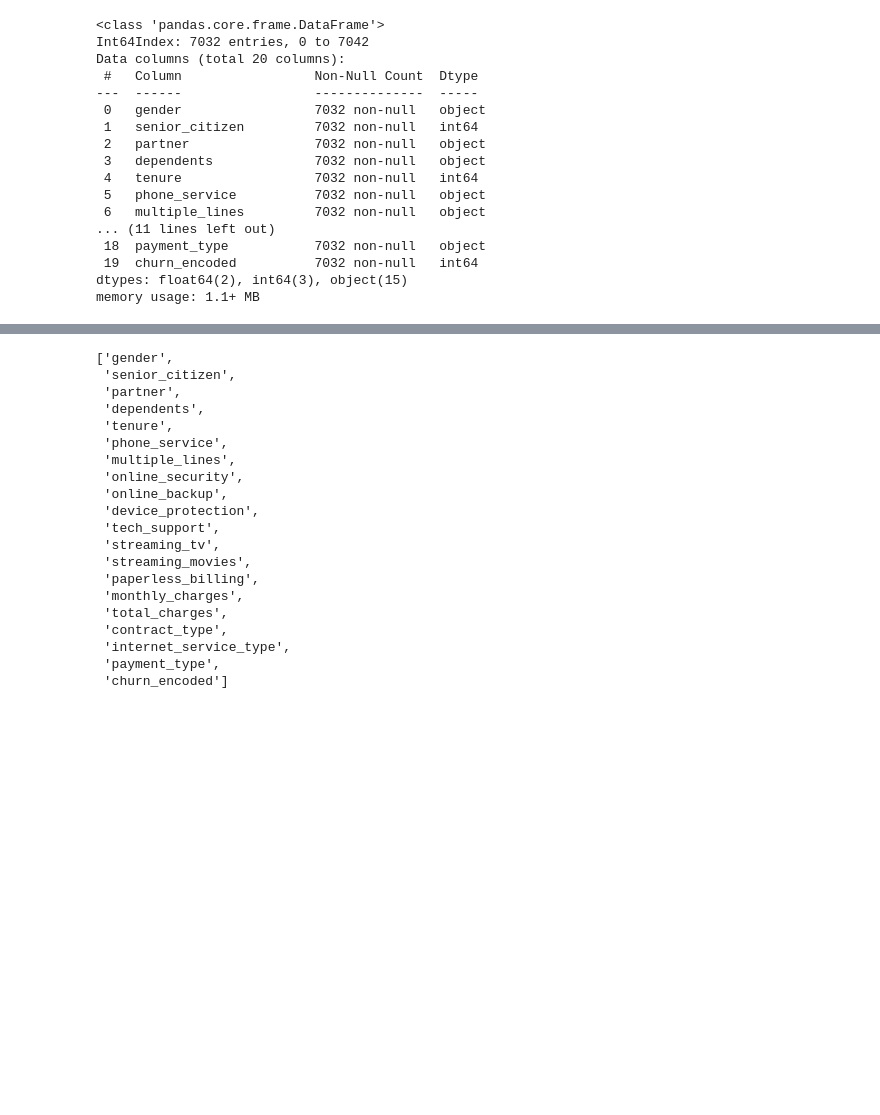
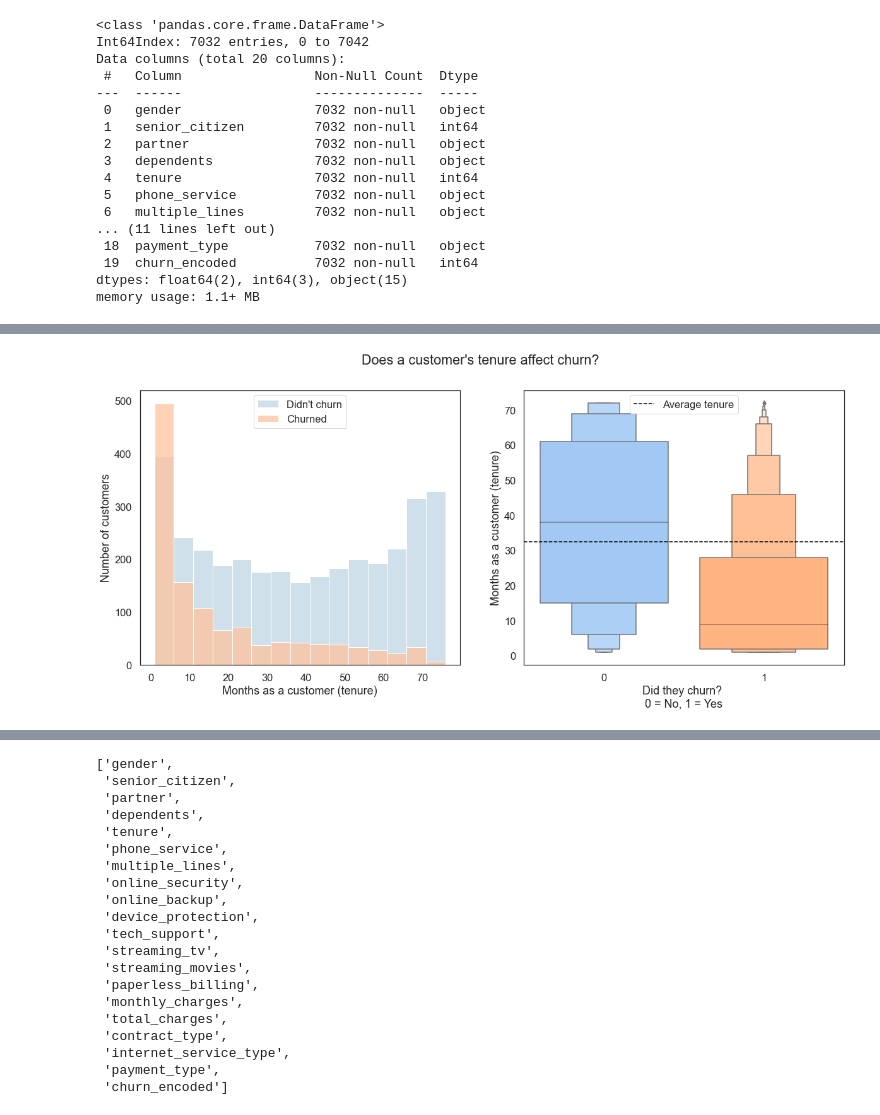
Before and after one commit to markydoug/classification-project, a Jupyter notebook: draft.ipynb, the cells around one changed output, grey strips where cells are left out. Drawn from its saved outputs; the diff is of its cells as text; code cells hidden in the pictures; blank space fills up the shorter version.

```diff
--- a/draft.ipynb
+++ b/draft.ipynb
@@ -93,0 +125,31 @@ train.shape, validate.shape, test.shape
+# %%
+#split data for plotting histogram
+#train_churn, train_no_churn = split_churn(df)
+
+#increase font size
+sns.set(font_scale=1.5)
+sns.set_style('white')
+
+#set size of the graphs
+fig, (ax1, ax2) = plt.subplots(1,2, figsize=(20,8))
+
+#set figure title
+fig.suptitle("Does a customer's tenure affect churn?")
+
+#plot churn and no churn histogram on top of each other
+sns.histplot(train_no_churn, x='tenure', ax=ax1, binwidth=5, label = "Didn't churn", color='#c0d6e4')
+sns.histplot(train_churn, x='tenure', ax=ax1, binwidth=5, label = "Churned", color='#ffc3a0')
+ax1.set_ylabel(ylabel='Number of customers')
+ax1.set_xlabel(xlabel="Months as a customer (tenure)")
+ax1.legend(loc='upper center', frameon=True)
+
+#plot boxenplot to compare tenure with churn
+average = train["tenure"].mean()
+sns.boxenplot(data=train, x='churn_encoded', y="tenure", palette='pastel', saturation=1, ax=ax2)
+ax2.set_xlabel(xlabel="Did they churn? \n0 = No, 1 = Yes")
+ax2.set_ylabel(ylabel="Months as a customer (tenure)")
+ax2.axhline(average, ls='--', color='black', label='Average tenure')
+ax2.legend(loc='upper center', frameon=True)
+plt.show()
+# %% [output]
+[figure, added]
```
Also changed, not shown: parts of 24 cells of this notebook.
